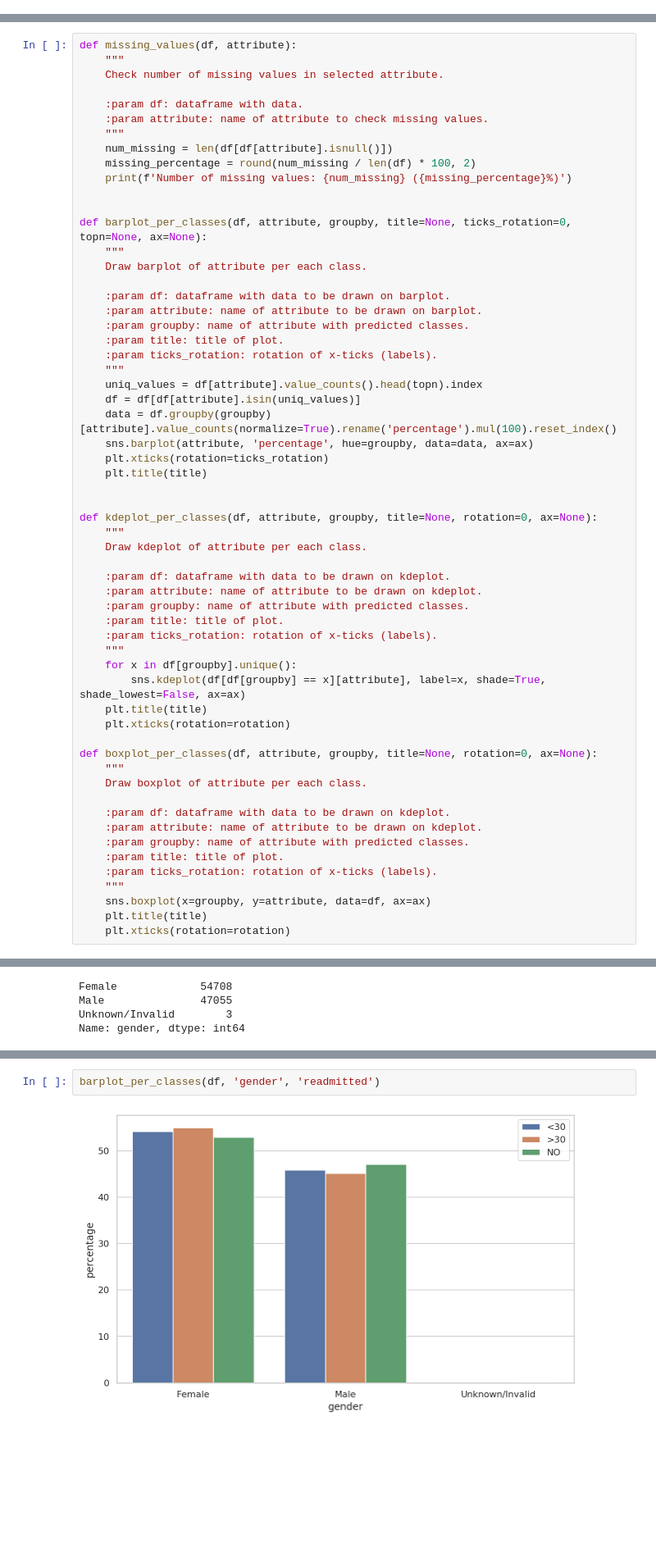
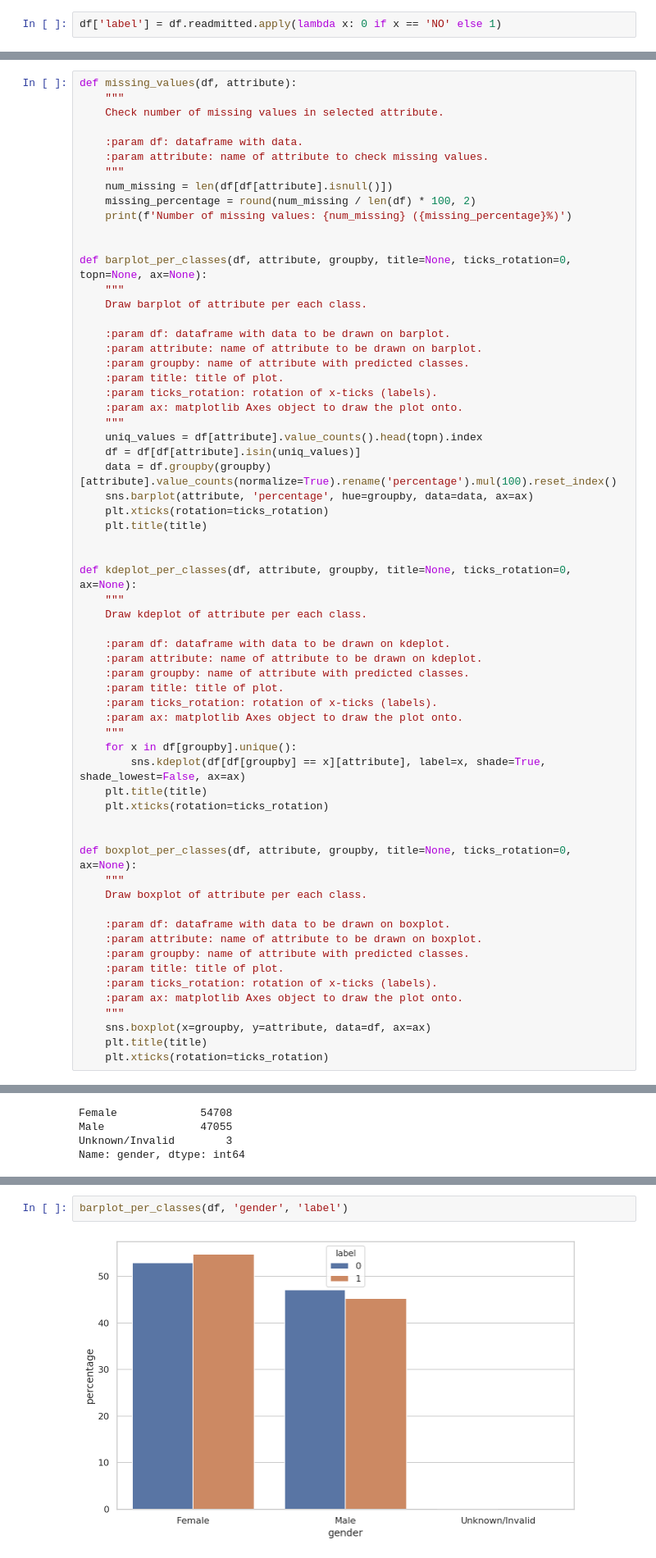
Before and after one commit to pmacinec/diabetes-patients-readmissions-prediction, a Jupyter notebook: notebooks/0_data_analysis.ipynb, the cells around one changed output, grey strips where cells are left out. Shown at 82% size. Drawn from its saved outputs; the diff is of its cells as text; blank space fills up the shorter version.

Commit message:
CHANGE: data analysis for binary classification

```diff
--- a/notebooks/0_data_analysis.ipynb
+++ b/notebooks/0_data_analysis.ipynb
@@ -114,0 +117,2 @@ Name: readmitted, dtype: int64
+# %%
+df['label'] = df.readmitted.apply(lambda x: 0 if x == 'NO' else 1)
@@ -172,6 +170,7 @@ def barplot_per_classes(df, attribute, groupby, title=None, ticks_rotation=0, to
     :param groupby: name of attribute with predicted classes.
     :param title: title of plot.
     :param ticks_rotation: rotation of x-ticks (labels).
+    :param ax: matplotlib Axes object to draw the plot onto.
     """
     uniq_values = df[attribute].value_counts().head(topn).index
     df = df[df[attribute].isin(uniq_values)]
@@ -181,7 +180,7 @@ def barplot_per_classes(df, attribute, groupby, title=None, ticks_rotation=0, to
     plt.title(title)
 
 
-def kdeplot_per_classes(df, attribute, groupby, title=None, rotation=0, ax=None):
+def kdeplot_per_classes(df, attribute, groupby, title=None, ticks_rotation=0, ax=None):
     """
     Draw kdeplot of attribute per each class.
 
@@ -190,22 +189,25 @@ def kdeplot_per_classes(df, attribute, groupby, title=None, rotation=0, ax=None)
     :param groupby: name of attribute with predicted classes.
     :param title: title of plot.
     :param ticks_rotation: rotation of x-ticks (labels).
+    :param ax: matplotlib Axes object to draw the plot onto.
     """
     for x in df[groupby].unique():
         sns.kdeplot(df[df[groupby] == x][attribute], label=x, shade=True, shade_lowest=False, ax=ax)
     plt.title(title)
-    plt.xticks(rotation=rotation)
+    plt.xticks(rotation=ticks_rotation)
 
-def boxplot_per_classes(df, attribute, groupby, title=None, rotation=0, ax=None):
+
+def boxplot_per_classes(df, attribute, groupby, title=None, ticks_rotation=0, ax=None):
     """
     Draw boxplot of attribute per each class.
 
-    :param df: dataframe with data to be drawn on kdeplot.
-    :param attribute: name of attribute to be drawn on kdeplot.
+    :param df: dataframe with data to be drawn on boxplot.
+    :param attribute: name of attribute to be drawn on boxplot.
     :param groupby: name of attribute with predicted classes.
     :param title: title of plot.
     :param ticks_rotation: rotation of x-ticks (labels).
+    :param ax: matplotlib Axes object to draw the plot onto.
     """
     sns.boxplot(x=groupby, y=attribute, data=df, ax=ax)
     plt.title(title)
-    plt.xticks(rotation=rotation)
+    plt.xticks(rotation=ticks_rotation)
@@ -266,4 +276,4 @@ TODO - 3 values should be changed to male/female (like setting NaN value)
 # %%
-barplot_per_classes(df, 'gender', 'readmitted')
+barplot_per_classes(df, 'gender', 'label')
 # %% [output]
-[figure, old version]
+[figure, new version]
```
Also changed, not shown: parts of 91 cells of this notebook.
